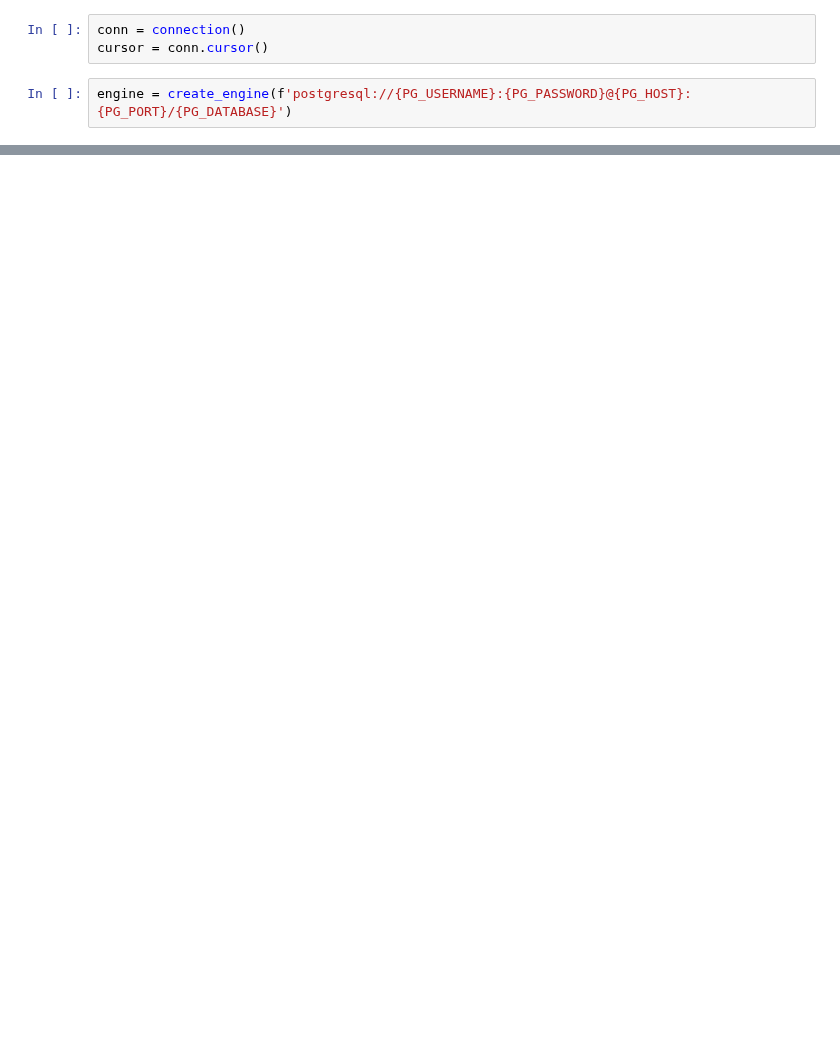
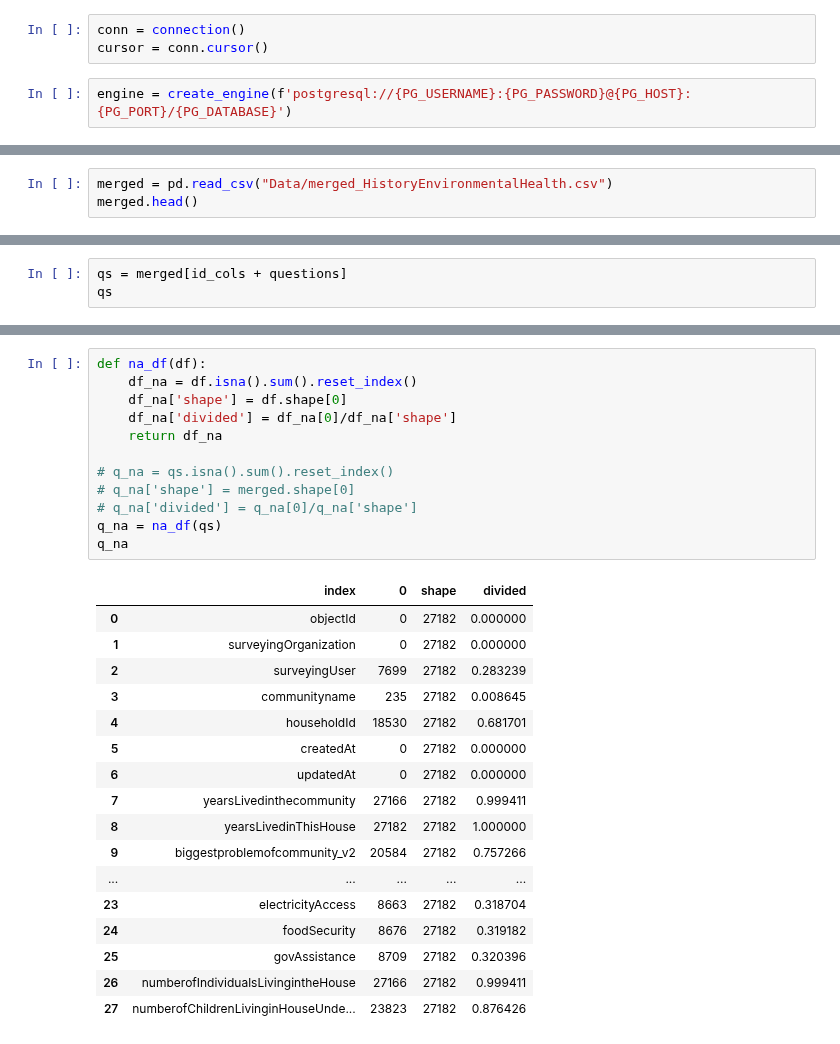
Before and after one commit to puente-dr/serverless, a Jupyter notebook: puente-analytics-service/lambdas/etl/notebooks/query.ipynb, the cells around one changed output, grey strips where cells are left out. Saved outputs shown, nothing was run; the diff lists cells and outputs as text; blank space fills up the shorter version.

```diff
--- a/puente-analytics-service/lambdas/etl/notebooks/query.ipynb
+++ b/puente-analytics-service/lambdas/etl/notebooks/query.ipynb
@@ -48,0 +135,3 @@ pd.read_sql(qry, engine)
+# %%
+merged = pd.read_csv("Data/merged_HistoryEnvironmentalHealth.csv")
+merged.head()
@@ -48,0 +180,3 @@ pd.read_sql(qry, engine)
+# %%
+qs = merged[id_cols + questions]
+qs
@@ -48,0 +212,30 @@ pd.read_sql(qry, engine)
+# %%
+def na_df(df):
+    df_na = df.isna().sum().reset_index()
+    df_na['shape'] = df.shape[0]
+    df_na['divided'] = df_na[0]/df_na['shape']
+    return df_na
+
+# q_na = qs.isna().sum().reset_index()
+# q_na['shape'] = merged.shape[0]
+# q_na['divided'] = q_na[0]/q_na['shape']
+q_na = na_df(qs)
+q_na
+# %% [output]
+|  | index | 0 | shape | divided |
+| 0 | objectId | 0 | 27182 | 0.000000 |
+| 1 | surveyingOrganization | 0 | 27182 | 0.000000 |
+| 2 | surveyingUser | 7699 | 27182 | 0.283239 |
+| 3 | communityname | 235 | 27182 | 0.008645 |
+| 4 | householdId | 18530 | 27182 | 0.681701 |
+| 5 | createdAt | 0 | 27182 | 0.000000 |
+| 6 | updatedAt | 0 | 27182 | 0.000000 |
+| 7 | yearsLivedinthecommunity | 27166 | 27182 | 0.999411 |
+| 8 | yearsLivedinThisHouse | 27182 | 27182 | 1.000000 |
+| 9 | biggestproblemofcommunity_v2 | 20584 | 27182 | 0.757266 |
+| ... | ... | ... | ... | ... |
+| 23 | electricityAccess | 8663 | 27182 | 0.318704 |
+| 24 | foodSecurity | 8676 | 27182 | 0.319182 |
+| 25 | govAssistance | 8709 | 27182 | 0.320396 |
+| 26 | numberofIndividualsLivingintheHouse | 27166 | 27182 | 0.999411 |
+| 27 | numberofChildrenLivinginHouseUnde... | 23823 | 27182 | 0.876426 |
```
Also changed, not shown: parts of 24 cells of this notebook, 4 other files.
